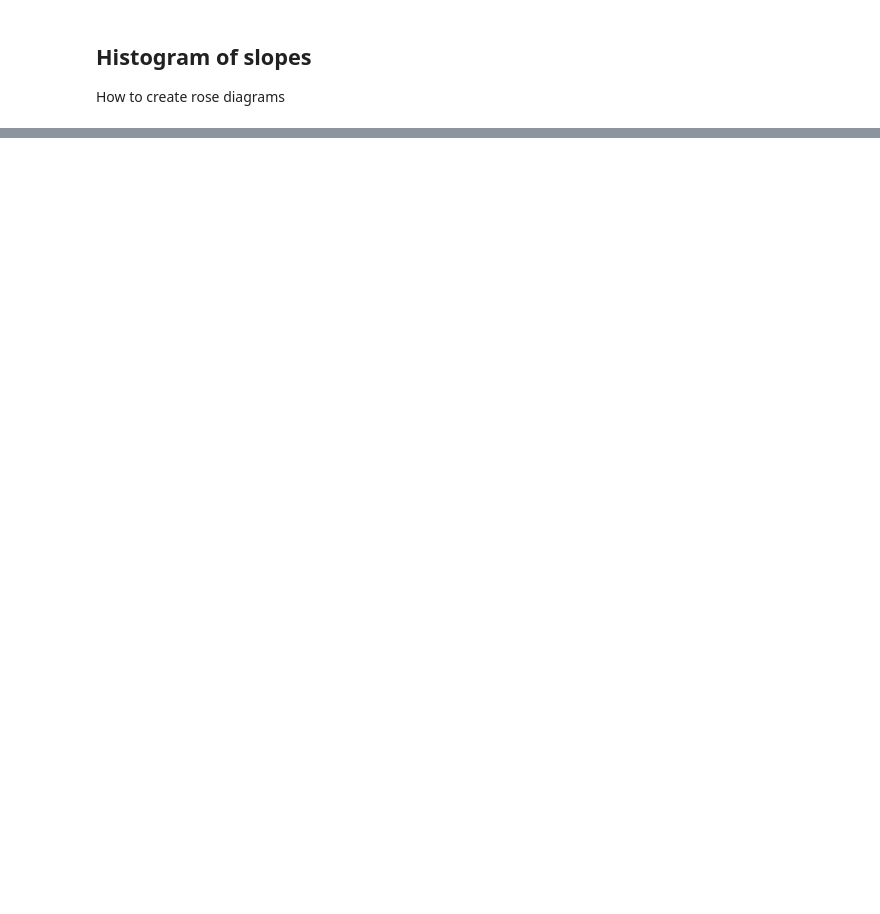
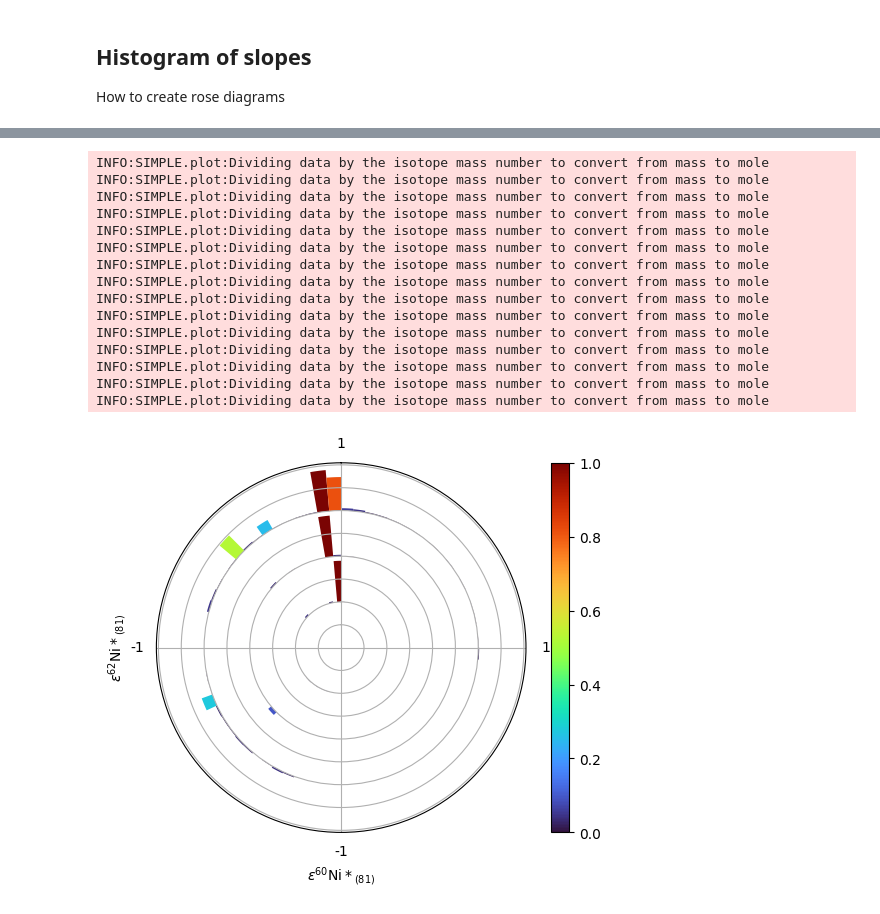
Before and after one commit to mattias-ek/SIMPLE, a Jupyter notebook: notebooks/ccsne_tutorial2.ipynb, the cells around one changed output, grey strips where cells are left out. Saved outputs shown, nothing was run; the diff lists cells and outputs as text; code cells hidden in the pictures; blank space fills up the shorter version.

```diff
--- a/notebooks/ccsne_tutorial2.ipynb
+++ b/notebooks/ccsne_tutorial2.ipynb
@@ -62 +82,21 @@ ax = simple.ccsne.mhist_intnorm(models, 'Ni-60*', 'Ni-62*',
 [figure]
+# %%
+ax = simple.mhist_intnorm(models, 'Ni-60*', 'Ni-62*',
+                                where='.dataset == Ra02', weights='Ni*')
+# %% [output]
+INFO:SIMPLE.plot:Dividing data by the isotope mass number to convert from mass to mole
+INFO:SIMPLE.plot:Dividing data by the isotope mass number to convert from mass to mole
+INFO:SIMPLE.plot:Dividing data by the isotope mass number to convert from mass to mole
+INFO:SIMPLE.plot:Dividing data by the isotope mass number to convert from mass to mole
+INFO:SIMPLE.plot:Dividing data by the isotope mass number to convert from mass to mole
+INFO:SIMPLE.plot:Dividing data by the isotope mass number to convert from mass to mole
+INFO:SIMPLE.plot:Dividing data by the isotope mass number to convert from mass to mole
+INFO:SIMPLE.plot:Dividing data by the isotope mass number to convert from mass to mole
+INFO:SIMPLE.plot:Dividing data by the isotope mass number to convert from mass to mole
+INFO:SIMPLE.plot:Dividing data by the isotope mass number to convert from mass to mole
+INFO:SIMPLE.plot:Dividing data by the isotope mass number to convert from mass to mole
+INFO:SIMPLE.plot:Dividing data by the isotope mass number to convert from mass to mole
+INFO:SIMPLE.plot:Dividing data by the isotope mass number to convert from mass to mole
+INFO:SIMPLE.plot:Dividing data by the isotope mass number to convert from mass to mole
+INFO:SIMPLE.plot:Dividing data by the isotope mass number to convert from mass to mole
+[figure, added]
```
Also changed, not shown: parts of 7 cells of this notebook, 17 other files.
